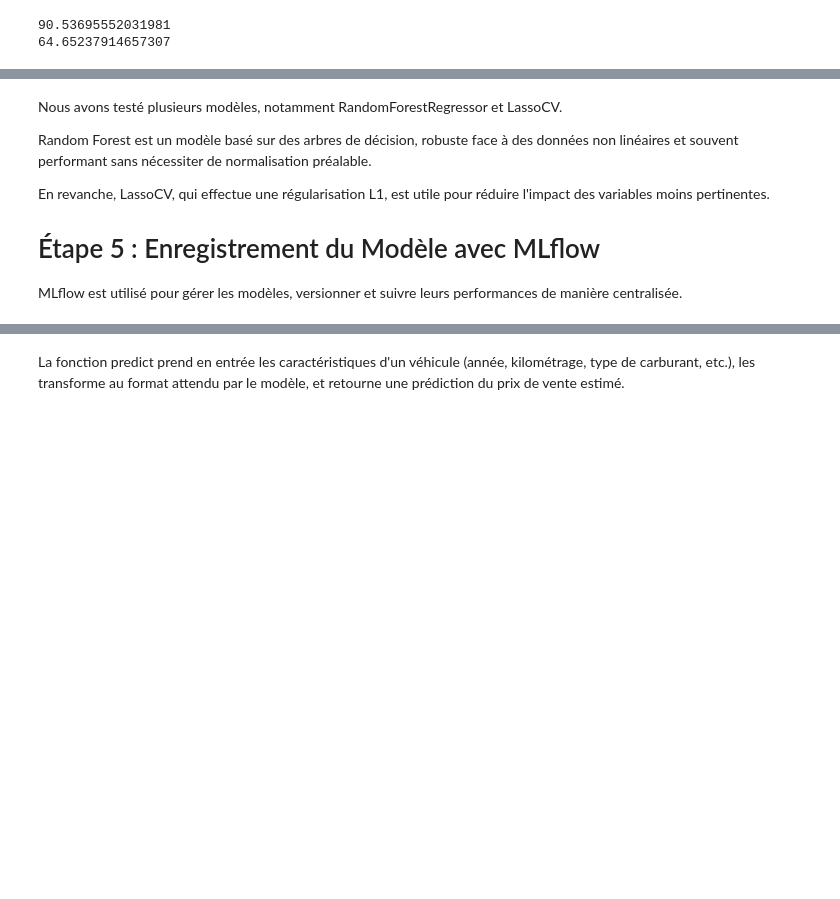
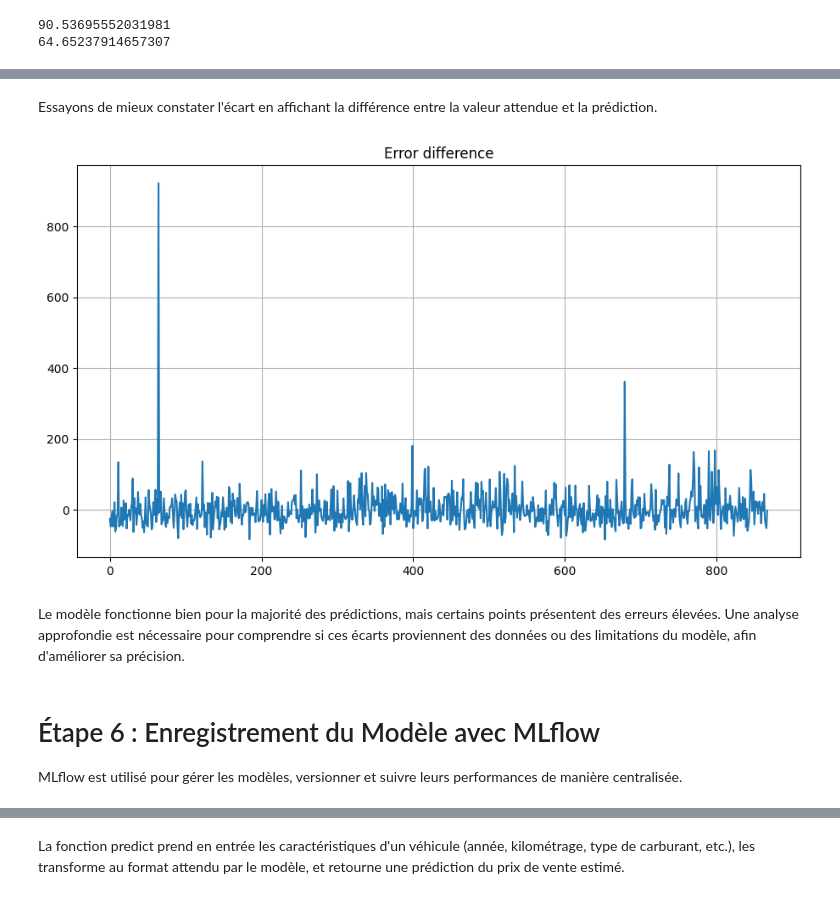
Before and after one commit to MohamedNiaissa/AutoPredict, a Jupyter notebook: AutoPredict.ipynb, the cells around one changed output, grey strips where cells are left out. Drawn from its saved outputs; the diff is of its cells as text; code cells hidden in the pictures; blank space fills up the shorter version.

```diff
--- a/AutoPredict.ipynb
+++ b/AutoPredict.ipynb
@@ -546,0 +584,5 @@ print(random_search.best_estimator_.score(x_test, y_test)*100)
+# %%
+y_pred_df = pd.DataFrame(y_pred, columns=["selling_price_pred"])
+# %%
+df_car_predict = pd.concat([x_test.reset_index(), y_test.reset_index(), y_pred_df], axis=1)
+df_car_predict
@@ -546,0 +603,3 @@ print(random_search.best_estimator_.score(x_test, y_test)*100)
+# %%
+df_car_predict['y_error'] =  ((df_car_predict.selling_price - df_car_predict.selling_price_pred) / df_car_predict.selling_price_pred) * 100
+df_car_predict
@@ -547,14 +643,23 @@ print(random_search.best_estimator_.score(x_test, y_test)*100)
+# %% [markdown]
+Essayons de mieux constater l'écart en affichant la différence entre la valeur attendue et la prédiction.
+# %%
+import matplotlib.pyplot as plt
+
+
+plt.figure(figsize=(11, 6))
+plt.plot(df_car_predict['y_error'])
+
+plt.title('Error difference')
+plt.grid(True)
+
+plt.show()
+# %% [output]
+[figure, added]
+# %% [markdown]
+Le modèle fonctionne bien pour la majorité des prédictions, mais certains points présentent des erreurs élevées. Une analyse approfondie est nécessaire pour comprendre si ces écarts proviennent des données ou des limitations du modèle, afin d'améliorer sa précision.
 # %% [markdown]
 
-
-Nous avons testé plusieurs modèles, notamment RandomForestRegressor et LassoCV.
-
-Random Forest est un modèle basé sur des arbres de décision, robuste face à des données non linéaires et souvent performant sans nécessiter de normalisation préalable.
-
-En revanche, LassoCV, qui effectue une régularisation L1, est utile pour réduire l'impact des variables moins pertinentes.
-
-
-# Étape 5 : Enregistrement du Modèle avec MLflow
+# Étape 6 : Enregistrement du Modèle avec MLflow
 
 
 MLflow est utilisé pour gérer les modèles, versionner et suivre leurs performances de manière centralisée.
```
Also changed, not shown: parts of 32 cells of this notebook.
